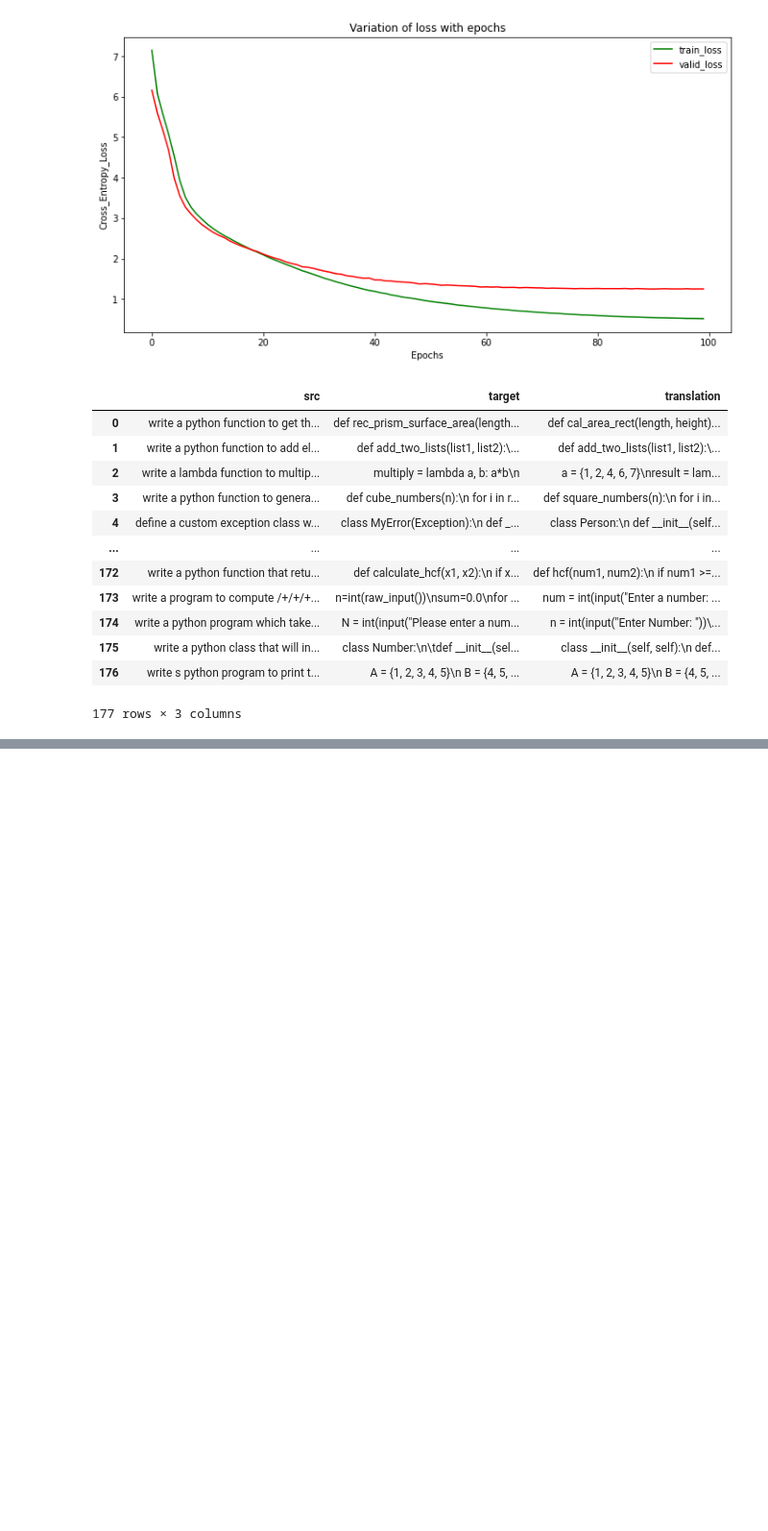
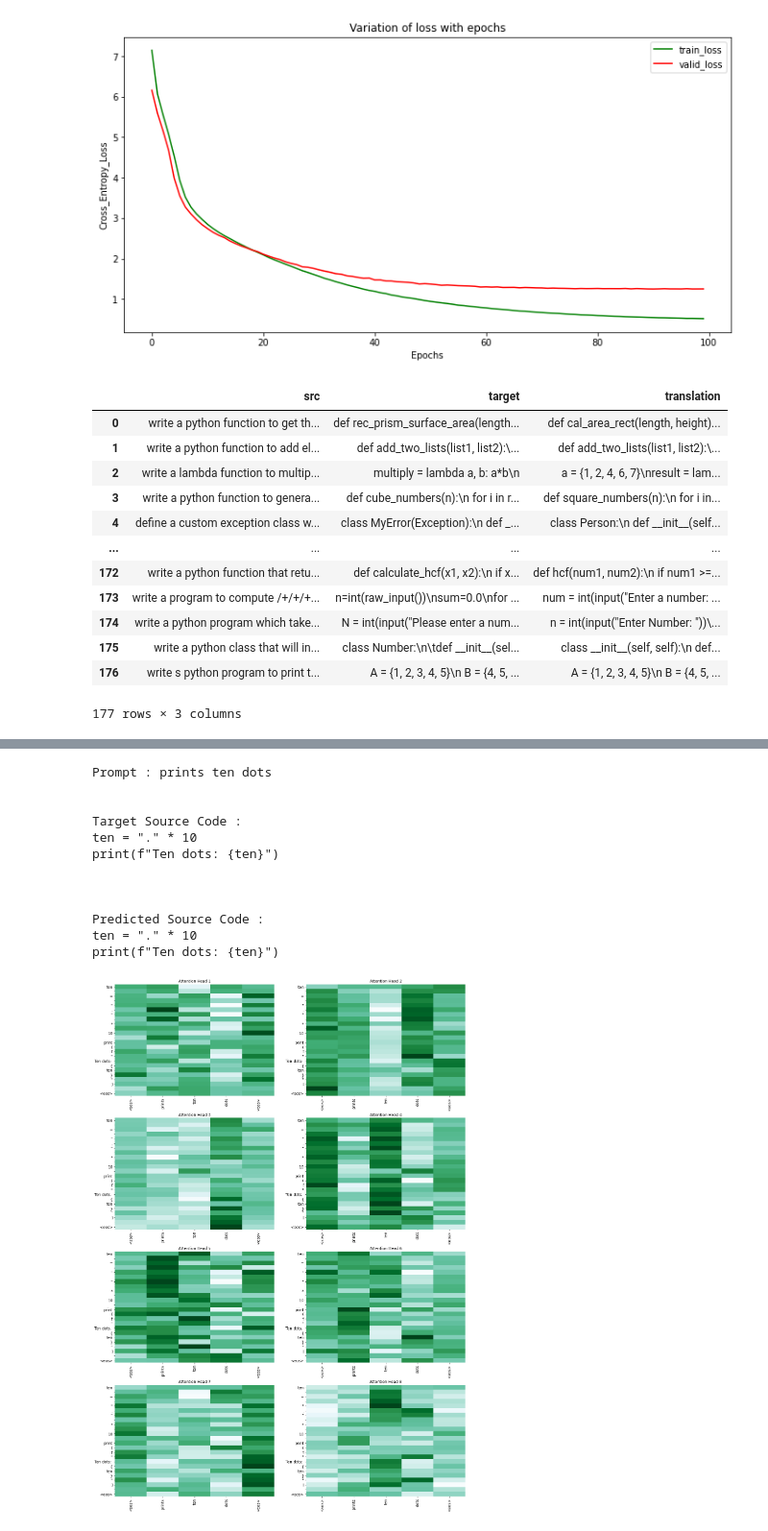
Before and after one commit to anubhabPanda/END_Phase1, a Jupyter notebook: Week14/Notebooks/Experiment2.ipynb, the cells around one changed output, grey strips where cells are left out. Shown at 96% size. Saved outputs shown, nothing was run; the diff lists cells and outputs as text; code cells hidden in the pictures; blank space fills up the shorter version.

```diff
--- a/Week14/Notebooks/Experiment2.ipynb
+++ b/Week14/Notebooks/Experiment2.ipynb
@@ -961,0 +1033,17 @@ print(f"Sample Dictionary:{thisdict}")
+# %%
+# Example 5
+print_output(11, test_data, (20, 30), 'BuGn')
+# %% [output]
+Prompt : prints ten dots
+
+
+Target Source Code :
+ten = "." * 10
+print(f"Ten dots: {ten}")
+
+
+
+Predicted Source Code :
+ten = "." * 10
+print(f"Ten dots: {ten}")
+[figure, added]
```
Also changed, not shown: parts of 27 cells of this notebook.
